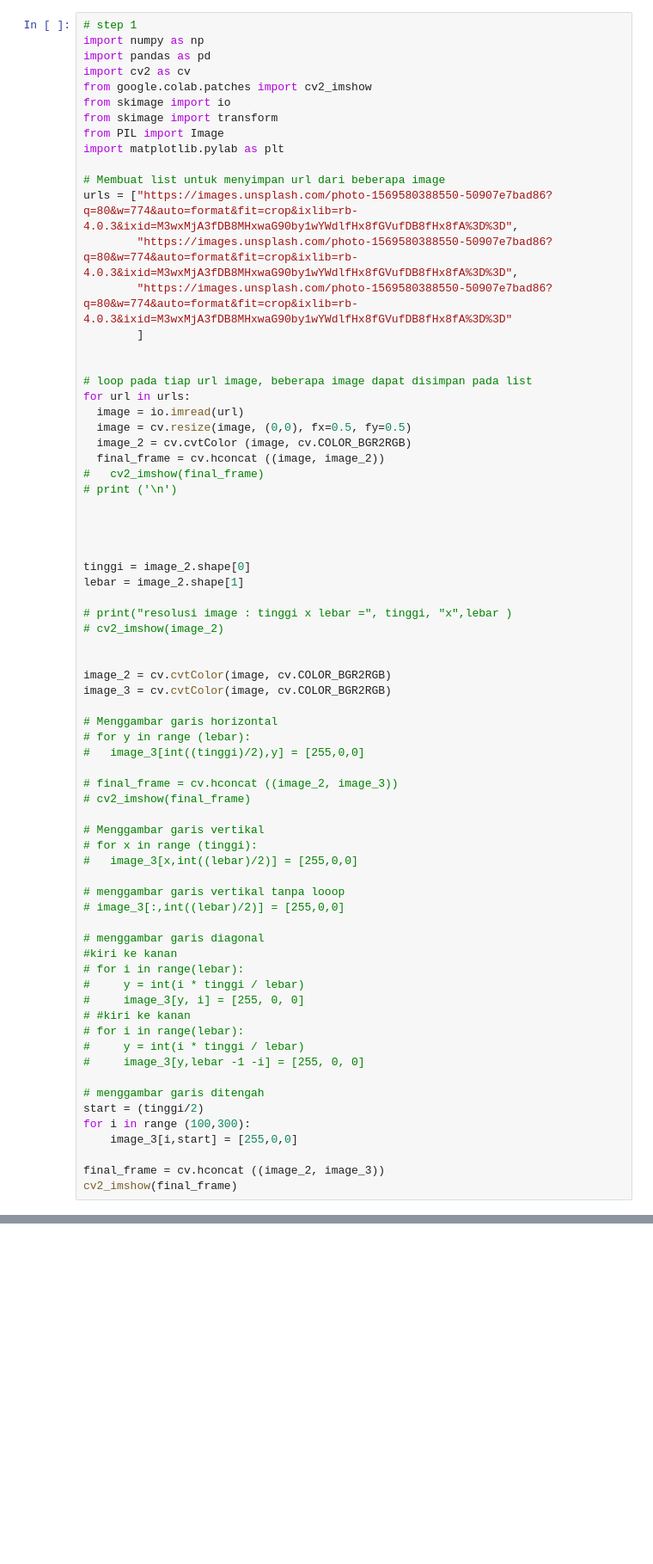
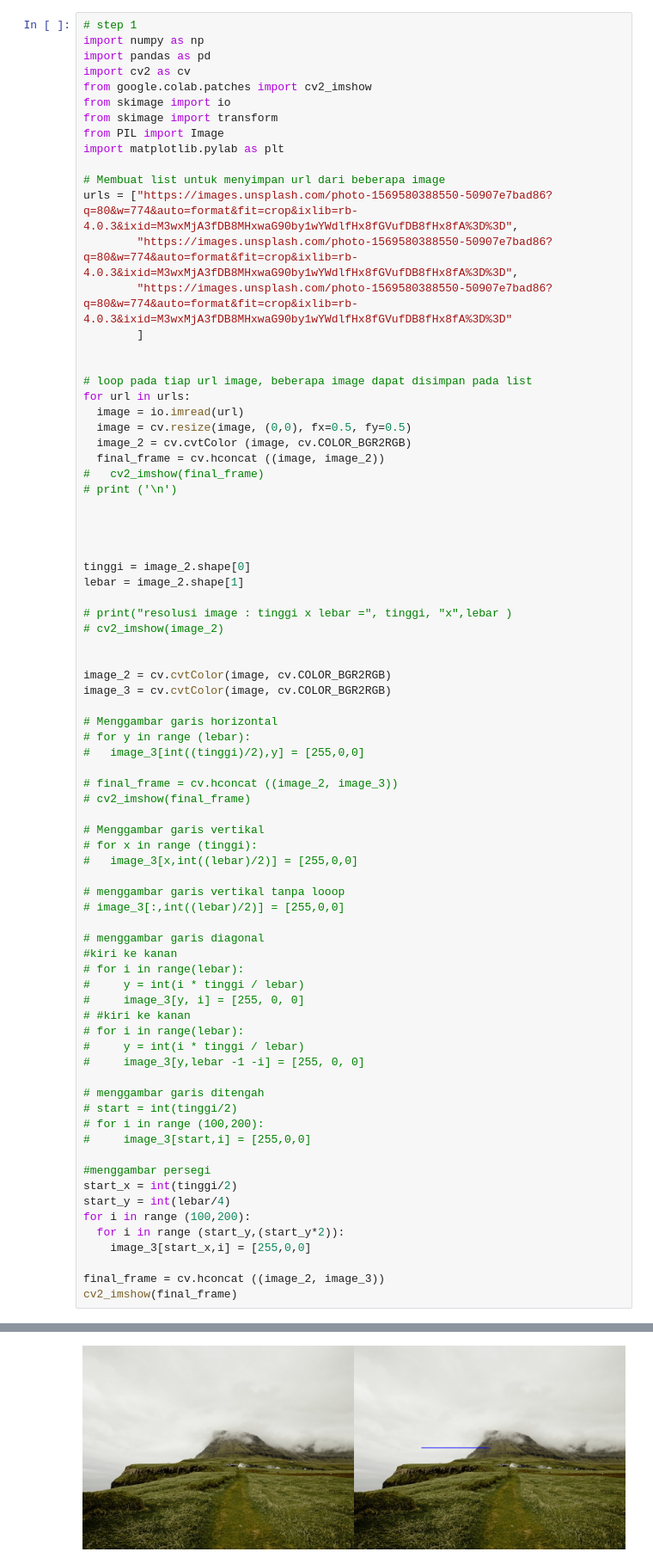
Before and after one commit to AuliaVirza101/PCVK, a Jupyter notebook: Week1_PCVK.ipynb, the cells around one changed output, grey strips where cells are left out. Shown at 86% size. Cells and saved outputs as stored; diff of their text form; blank space fills up the shorter version.

```diff
--- a/Week1_PCVK.ipynb
+++ b/Week1_PCVK.ipynb
@@ -65,9 +65,16 @@ image_3 = cv.cvtColor(image, cv.COLOR_BGR2RGB)
 #     image_3[y,lebar -1 -i] = [255, 0, 0]
 
 # menggambar garis ditengah
-start = (tinggi/2)
-for i in range (100,300):
-    image_3[i,start] = [255,0,0]
+# start = int(tinggi/2)
+# for i in range (100,200):
+#     image_3[start,i] = [255,0,0]
+
+#menggambar persegi
+start_x = int(tinggi/2)
+start_y = int(lebar/4)
+for i in range (100,200):
+  for i in range (start_y,(start_y*2)):
+    image_3[start_x,i] = [255,0,0]
 
 final_frame = cv.hconcat ((image_2, image_3))
 cv2_imshow(final_frame)
@@ -75,0 +82 @@ IndexError: only integers, slices (`:`), ellipsis (`...`), numpy.newaxis (`None`
+[figure, added]
```
Also changed, not shown: parts of 1 cell of this notebook.
